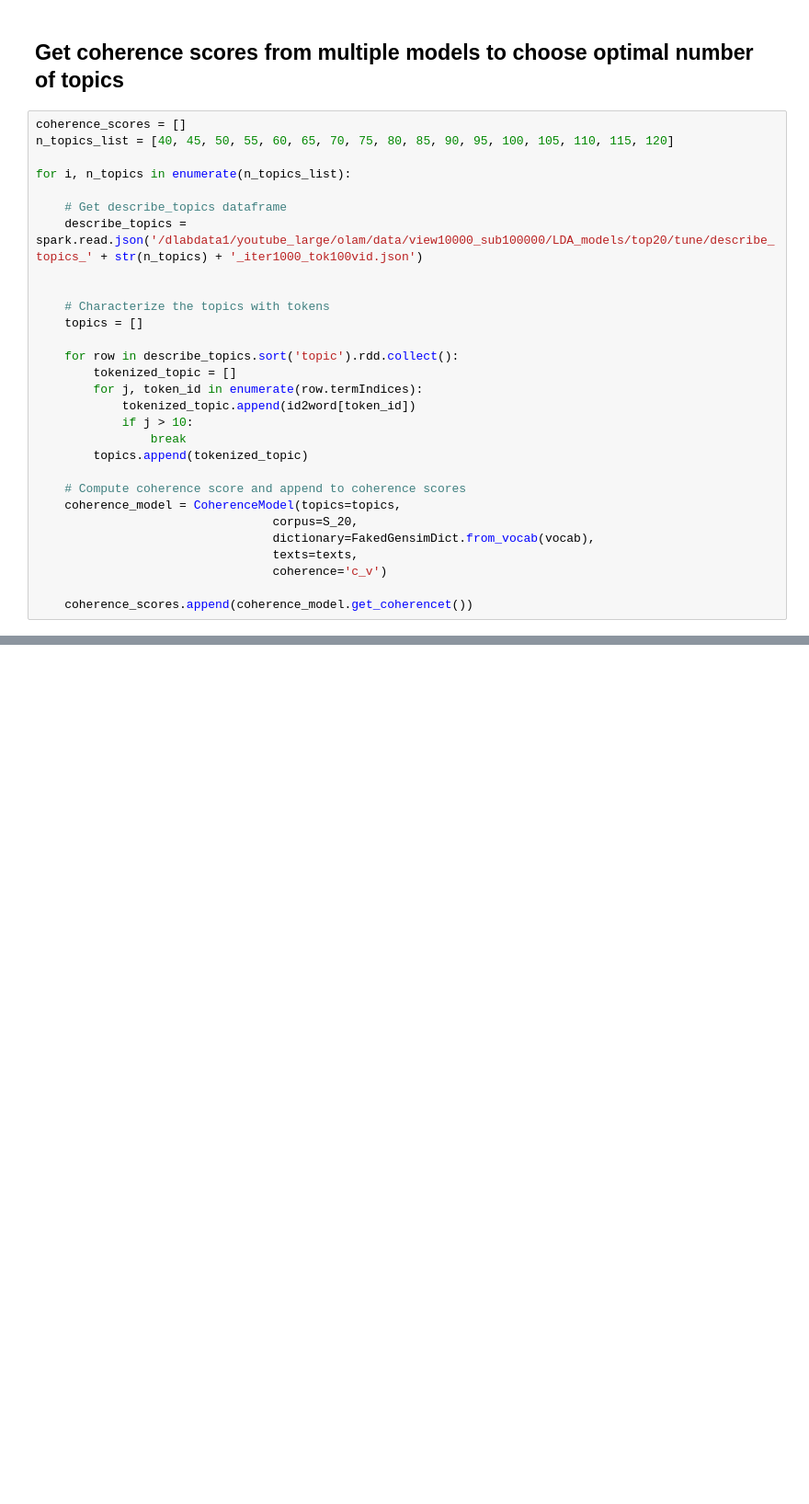
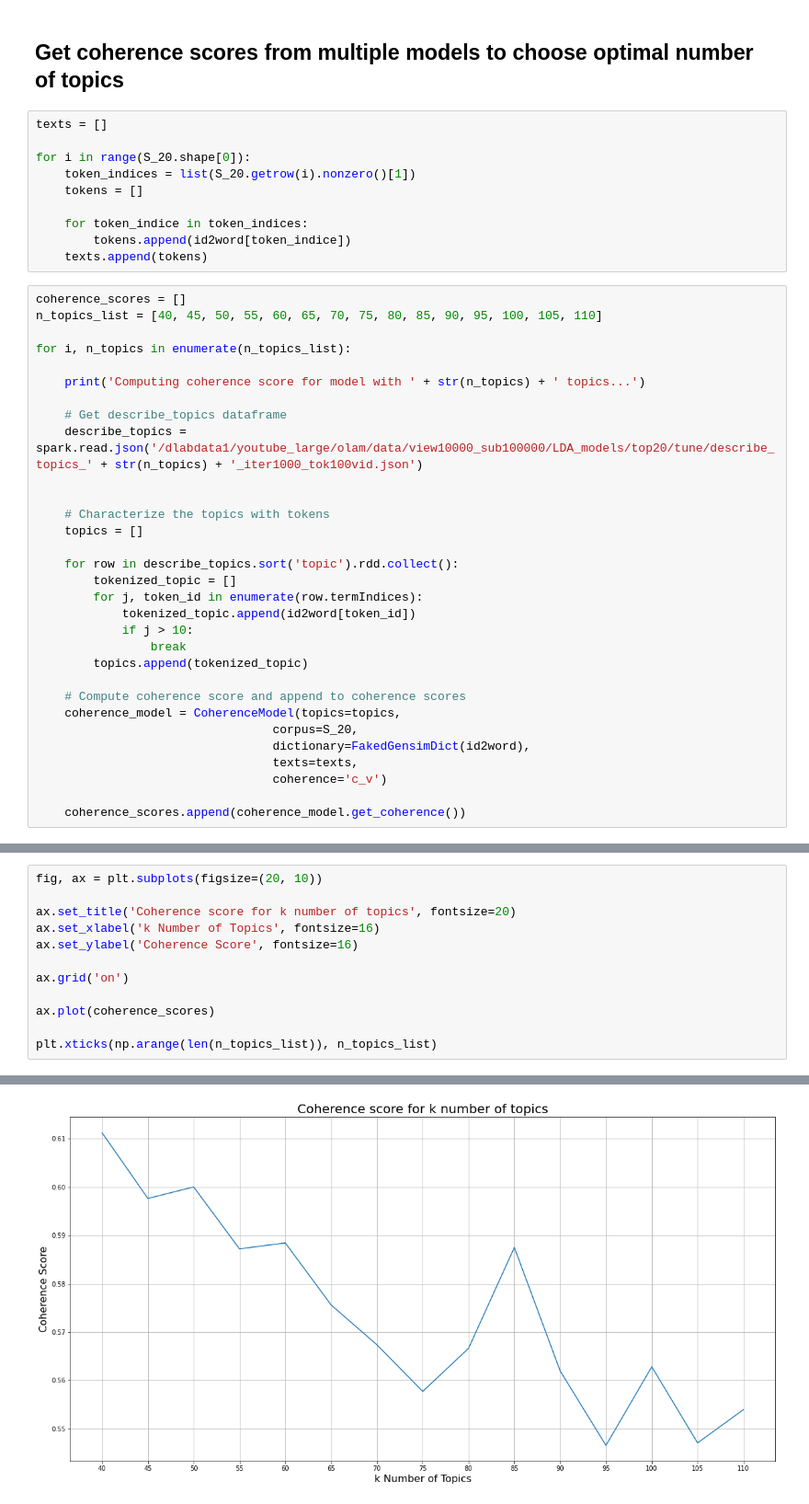
Before and after one commit to manoelhortaribeiro/youtube_projects, a Jupyter notebook: notebooks/4 - Topic Coherence.ipynb, the cells around one changed output, grey strips where cells are left out. Shown at 92% size. Saved outputs shown, nothing was run; the diff lists cells and outputs as text; blank space fills up the shorter version.

Commit message:
Coherence score for k topics from 40 to 110

```diff
--- a/notebooks/4 - Topic Coherence.ipynb
+++ b/notebooks/4 - Topic Coherence.ipynb
@@ -166,10 +143,22 @@ coherence_model.get_coherence() ## with 20 words to describe topics
 # %% [markdown]
 ## Get coherence scores from multiple models to choose optimal number of topics
+# %%
+texts = []
+
+for i in range(S_20.shape[0]):
+    token_indices = list(S_20.getrow(i).nonzero()[1])
+    tokens = []
+
+    for token_indice in token_indices:
+        tokens.append(id2word[token_indice])
+    texts.append(tokens)
 # %%
 coherence_scores = []
-n_topics_list = [40, 45, 50, 55, 60, 65, 70, 75, 80, 85, 90, 95, 100, 105, 110, 115, 120]
+n_topics_list = [40, 45, 50, 55, 60, 65, 70, 75, 80, 85, 90, 95, 100, 105, 110]
 
 for i, n_topics in enumerate(n_topics_list):
+
+    print('Computing coherence score for model with ' + str(n_topics) + ' topics...')
 
     # Get describe_topics dataframe
     describe_topics = spark.read.json('/dlabdata1/youtube_large/olam/data/view10000_sub100000/LDA_models/top20/tune/describe_topics_' + str(n_topics) + '_iter1000_tok100vid.json')
@@ -189,8 +178,8 @@ for i, n_topics in enumerate(n_topics_list):
     # Compute coherence score and append to coherence scores
     coherence_model = CoherenceModel(topics=topics,
                                  corpus=S_20,
-                                 dictionary=FakedGensimDict.from_vocab(vocab),
+                                 dictionary=FakedGensimDict(id2word),
                                  texts=texts,
                                  coherence='c_v')
 
-    coherence_scores.append(coherence_model.get_coherencet())
+    coherence_scores.append(coherence_model.get_coherence())
@@ -196,0 +202,13 @@ for i, n_topics in enumerate(n_topics_list):
+# %%
+fig, ax = plt.subplots(figsize=(20, 10))
+
+ax.set_title('Coherence score for k number of topics', fontsize=20)
+ax.set_xlabel('k Number of Topics', fontsize=16)
+ax.set_ylabel('Coherence Score', fontsize=16)
+
+ax.grid('on')
+
+ax.plot(coherence_scores)
+
+plt.xticks(np.arange(len(n_topics_list)), n_topics_list)
+# %% [output]
@@ -196,0 +232 @@ for i, n_topics in enumerate(n_topics_list):
+[figure, added]
```
Also changed, not shown: parts of 11 cells of this notebook, 3 other files.
